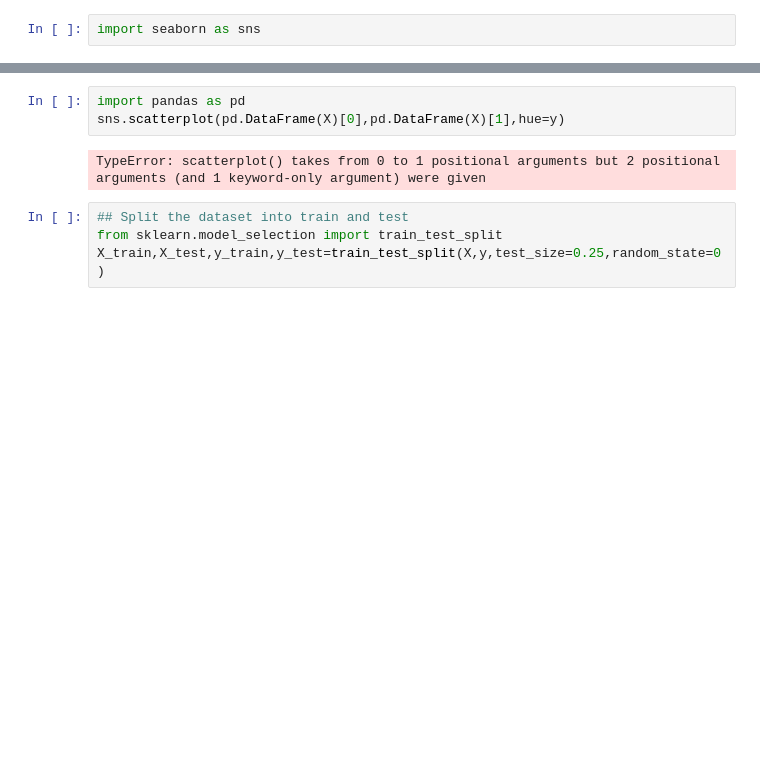
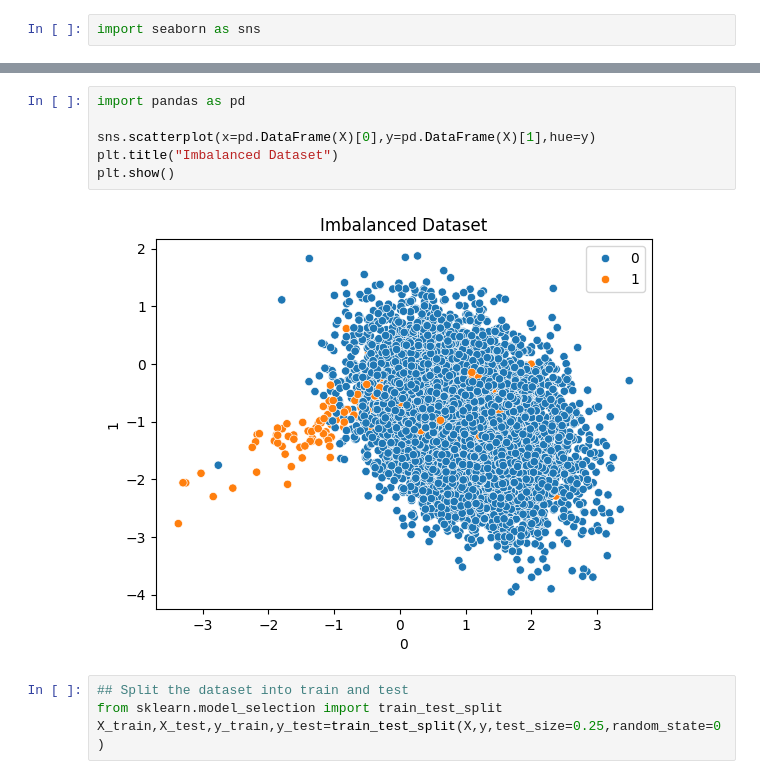
Before and after one commit to tejask0512/Complete-Data-Science-Machine-Learning-Important-techniques, a Jupyter notebook: 9. Logistic Regression Implementation.ipynb, the cells around one changed output, grey strips where cells are left out. Drawn from its saved outputs; the diff is of its cells as text; blank space fills up the shorter version.

```diff
--- a/9. Logistic Regression Implementation.ipynb
+++ b/9. Logistic Regression Implementation.ipynb
@@ -337,8 +425,11 @@ import seaborn as sns
 # %%
 import pandas as pd
-sns.scatterplot(pd.DataFrame(X)[0],pd.DataFrame(X)[1],hue=y)
+
+sns.scatterplot(x=pd.DataFrame(X)[0],y=pd.DataFrame(X)[1],hue=y)
+plt.title("Imbalanced Dataset")
+plt.show()
 # %% [output]
-TypeError: scatterplot() takes from 0 to 1 positional arguments but 2 positional arguments (and 1 keyword-only argument) were given
+[figure, added]
 # %%
 ## Split the dataset into train and test
 from sklearn.model_selection import train_test_split
```
Also changed, not shown: parts of 22 cells of this notebook.
